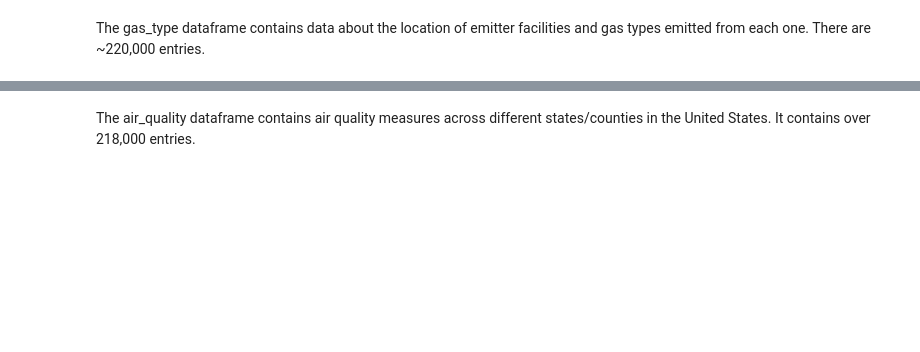
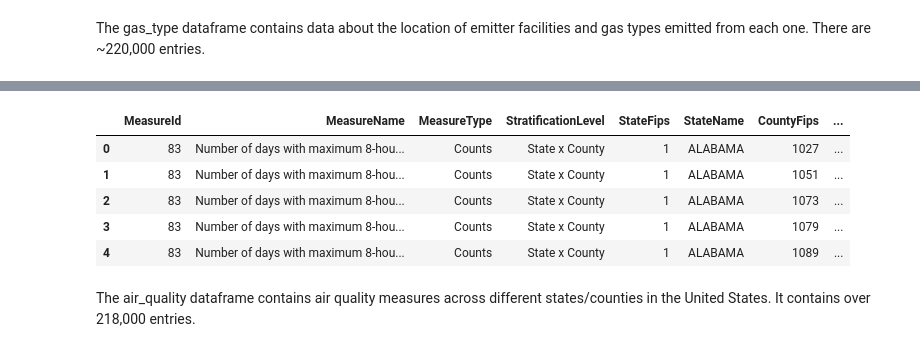
Before and after one commit to EnviroTechSean/TeamPunchParty, a Jupyter notebook: exploredata.ipynb, the cells around one changed output, grey strips where cells are left out. Saved outputs shown, nothing was run; the diff lists cells and outputs as text; code cells hidden in the pictures; blank space fills up the shorter version.

```diff
--- a/exploredata.ipynb
+++ b/exploredata.ipynb
@@ -58,3 +55,18 @@ air_quality.tail()
+# %%
+air_quality = pd.read_csv('us_air_quality_measures.csv')
+# MAKE STATE AND COUNTY NAMES UPPERCASE
+air_quality['StateName'] = air_quality['StateName'].str.upper()
+air_quality['CountyName'] = air_quality['CountyName'].str.upper()
+# DROP COLUMNS WHERE THE 'Value' COLUMN IS 0.000000
+#air_quality = air_quality[air_quality['Value'] != 0.000000]
+air_quality.head()
+# %% [output]
+|  | MeasureId | MeasureName | MeasureType | StratificationLevel | StateFips | StateName | CountyFips | ... |
+| 0 | 83 | Number of days with maximum 8-hou... | Counts | State x County | 1 | ALABAMA | 1027 | ... |
+| 1 | 83 | Number of days with maximum 8-hou... | Counts | State x County | 1 | ALABAMA | 1051 | ... |
+| 2 | 83 | Number of days with maximum 8-hou... | Counts | State x County | 1 | ALABAMA | 1073 | ... |
+| 3 | 83 | Number of days with maximum 8-hou... | Counts | State x County | 1 | ALABAMA | 1079 | ... |
+| 4 | 83 | Number of days with maximum 8-hou... | Counts | State x County | 1 | ALABAMA | 1089 | ... |
 # %% [markdown]
 The air_quality dataframe contains air quality measures across different states/counties in the United States. It contains over 218,000 entries.
 # %%
```
Also changed, not shown: parts of 8 cells of this notebook.
